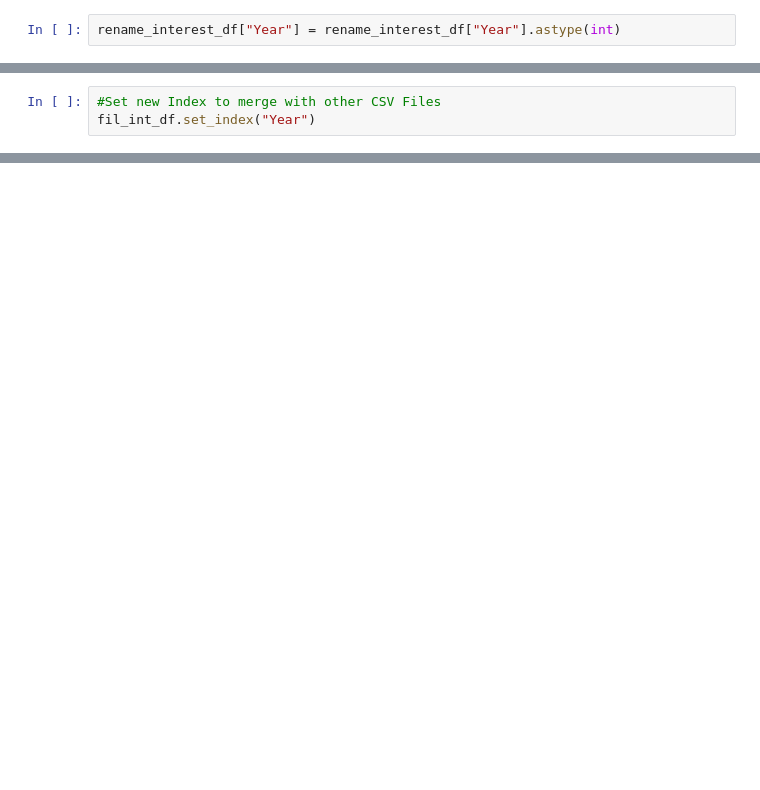
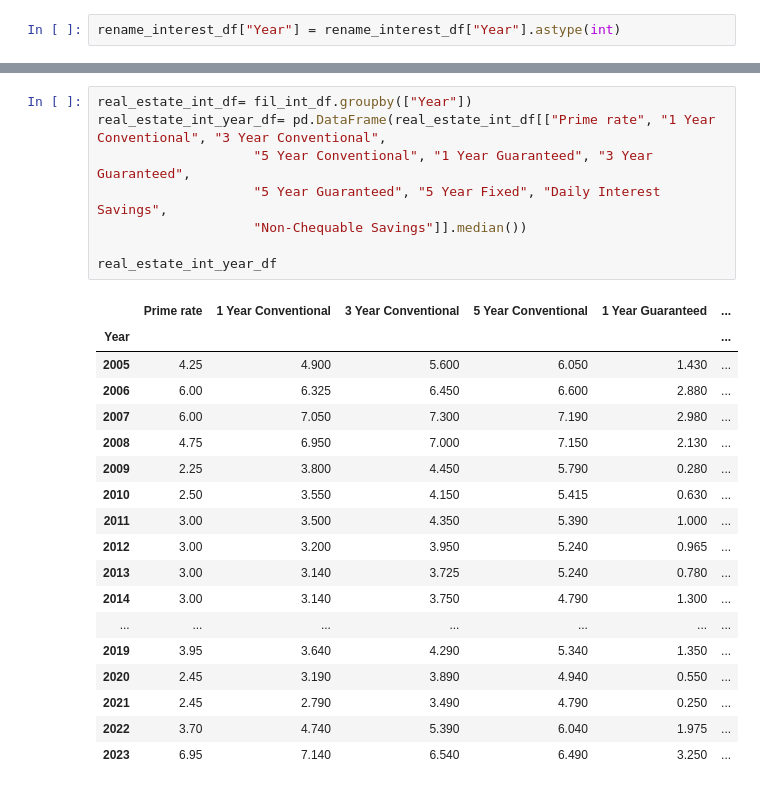
Before and after one commit to JasleenShergill/Covid-s-Effect-on-Real-Estate, a Jupyter notebook: interestrate.ipynb, the cells around one changed output, grey strips where cells are left out. Saved outputs shown, nothing was run; the diff lists cells and outputs as text; blank space fills up the shorter version.

```diff
--- a/interestrate.ipynb
+++ b/interestrate.ipynb
@@ -211,3 +104,0 @@ memory usage: 116.1+ KB
-# %%
-#Set new Index to merge with other CSV Files
-fil_int_df.set_index("Year")
@@ -228,0 +105,27 @@ fil_int_df.set_index("Year")
+# %%
+real_estate_int_df= fil_int_df.groupby(["Year"])
+real_estate_int_year_df= pd.DataFrame(real_estate_int_df[["Prime rate", "1 Year Conventional", "3 Year Conventional",
+                    "5 Year Conventional", "1 Year Guaranteed", "3 Year Guaranteed",
+                    "5 Year Guaranteed", "5 Year Fixed", "Daily Interest Savings",
+                    "Non-Chequable Savings"]].median())
+
+real_estate_int_year_df
+# %% [output]
+|  | Prime rate | 1 Year Conventional | 3 Year Conventional | 5 Year Conventional | 1 Year Guaranteed | ... |
+| Year |  |  |  |  |  | ... |
+| 2005 | 4.25 | 4.900 | 5.600 | 6.050 | 1.430 | ... |
+| 2006 | 6.00 | 6.325 | 6.450 | 6.600 | 2.880 | ... |
+| 2007 | 6.00 | 7.050 | 7.300 | 7.190 | 2.980 | ... |
+| 2008 | 4.75 | 6.950 | 7.000 | 7.150 | 2.130 | ... |
+| 2009 | 2.25 | 3.800 | 4.450 | 5.790 | 0.280 | ... |
+| 2010 | 2.50 | 3.550 | 4.150 | 5.415 | 0.630 | ... |
+| 2011 | 3.00 | 3.500 | 4.350 | 5.390 | 1.000 | ... |
+| 2012 | 3.00 | 3.200 | 3.950 | 5.240 | 0.965 | ... |
+| 2013 | 3.00 | 3.140 | 3.725 | 5.240 | 0.780 | ... |
+| 2014 | 3.00 | 3.140 | 3.750 | 4.790 | 1.300 | ... |
+| ... | ... | ... | ... | ... | ... | ... |
+| 2019 | 3.95 | 3.640 | 4.290 | 5.340 | 1.350 | ... |
+| 2020 | 2.45 | 3.190 | 3.890 | 4.940 | 0.550 | ... |
+| 2021 | 2.45 | 2.790 | 3.490 | 4.790 | 0.250 | ... |
+| 2022 | 3.70 | 4.740 | 5.390 | 6.040 | 1.975 | ... |
+| 2023 | 6.95 | 7.140 | 6.540 | 6.490 | 3.250 | ... |
```
Also changed, not shown: parts of 13 cells of this notebook.
